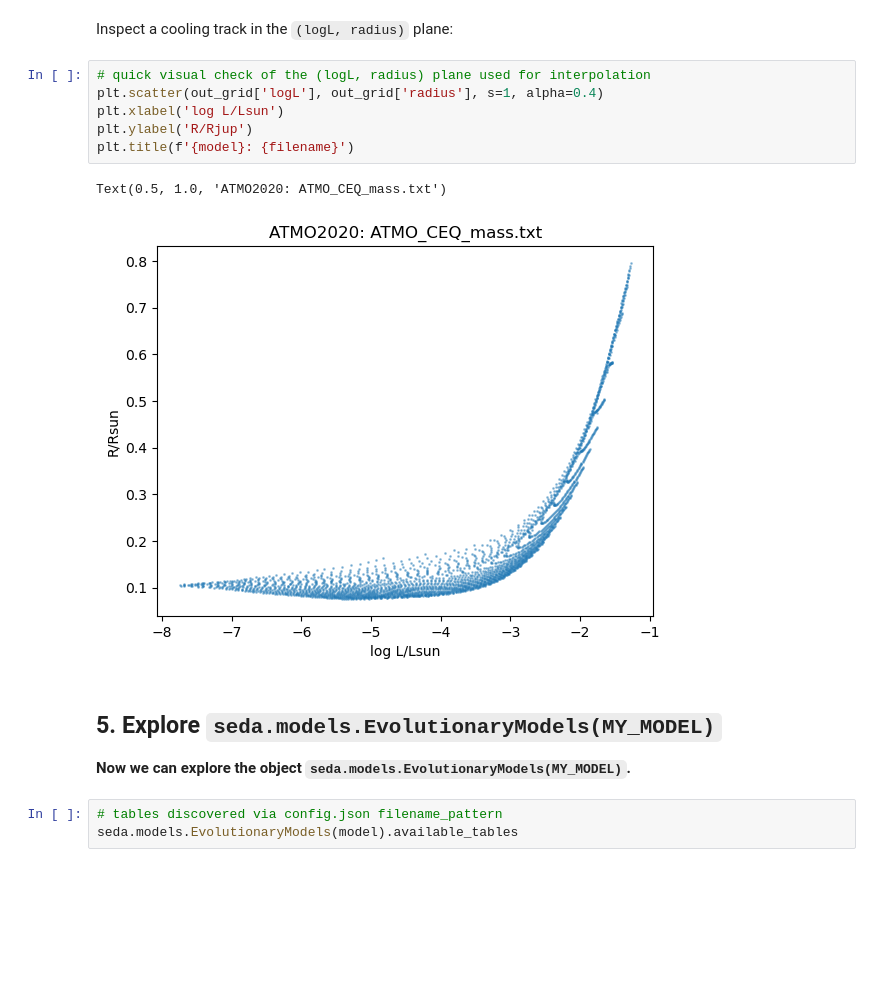
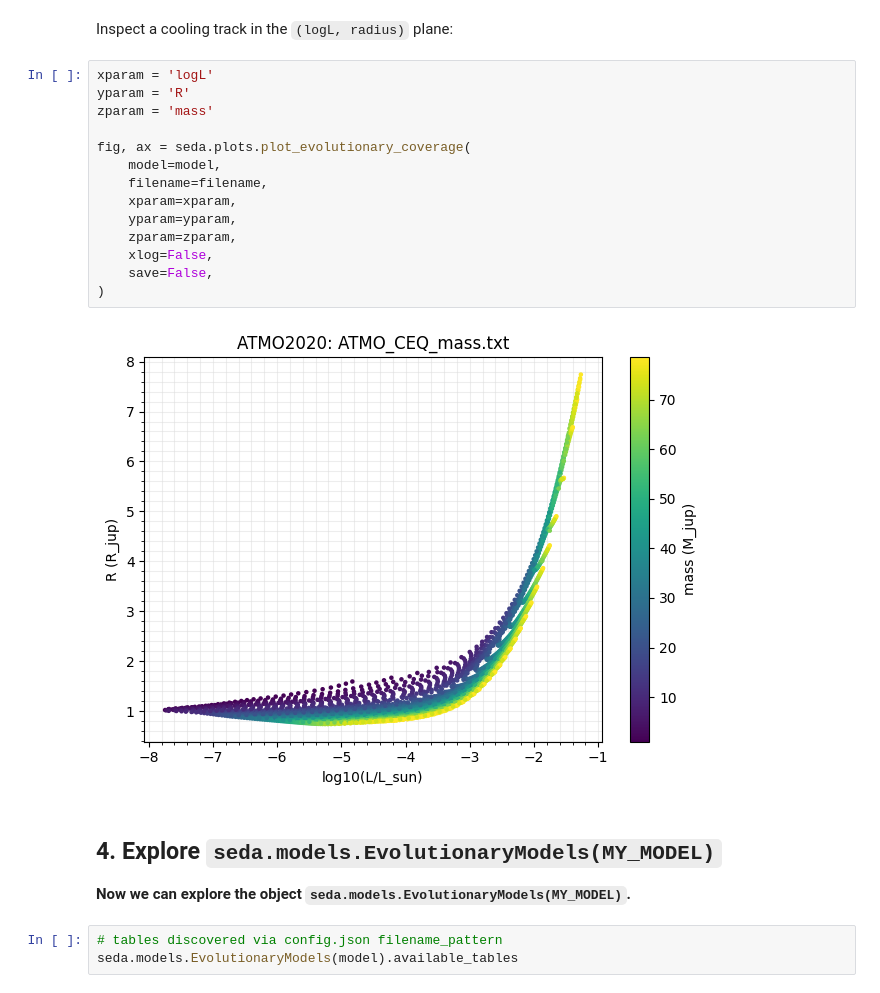
Before and after one commit to suarezgenaro/seda, a Jupyter notebook: docs/notebooks/tutorial_ingest_evolutionary_models.ipynb, the cells around one changed output. Cells and saved outputs as stored; diff of their text form; blank space fills up the shorter version.

```diff
--- a/docs/notebooks/tutorial_ingest_evolutionary_models.ipynb
+++ b/docs/notebooks/tutorial_ingest_evolutionary_models.ipynb
@@ -212,16 +229,23 @@ list(out_grid.keys())  # expect columns from data['columns']
 # %% [markdown]
 Inspect a cooling track in the `(logL, radius)` plane:
-# %%
-# quick visual check of the (logL, radius) plane used for interpolation
-plt.scatter(out_grid['logL'], out_grid['radius'], s=1, alpha=0.4)
-plt.xlabel('log L/Lsun')
-plt.ylabel('R/Rjup')
-plt.title(f'{model}: {filename}')
-# %% [output]
-Text(0.5, 1.0, 'ATMO2020: ATMO_CEQ_mass.txt')
-[figure, removed]
+# %%
+xparam = 'logL'
+yparam = 'R'
+zparam = 'mass'
+
+fig, ax = seda.plots.plot_evolutionary_coverage(
+    model=model,
+    filename=filename,
+    xparam=xparam,
+    yparam=yparam,
+    zparam=zparam,
+    xlog=False,
+    save=False,
+)
+# %% [output]
+[figure, added]
 # %% [markdown]
-## 5. Explore `seda.models.EvolutionaryModels(MY_MODEL)`
+## 4. Explore `seda.models.EvolutionaryModels(MY_MODEL)`
 
 **Now we can explore the object `seda.models.EvolutionaryModels(MY_MODEL)`.**
 # %%
```
Also changed, not shown: parts of 7 cells of this notebook, 1 other file.
